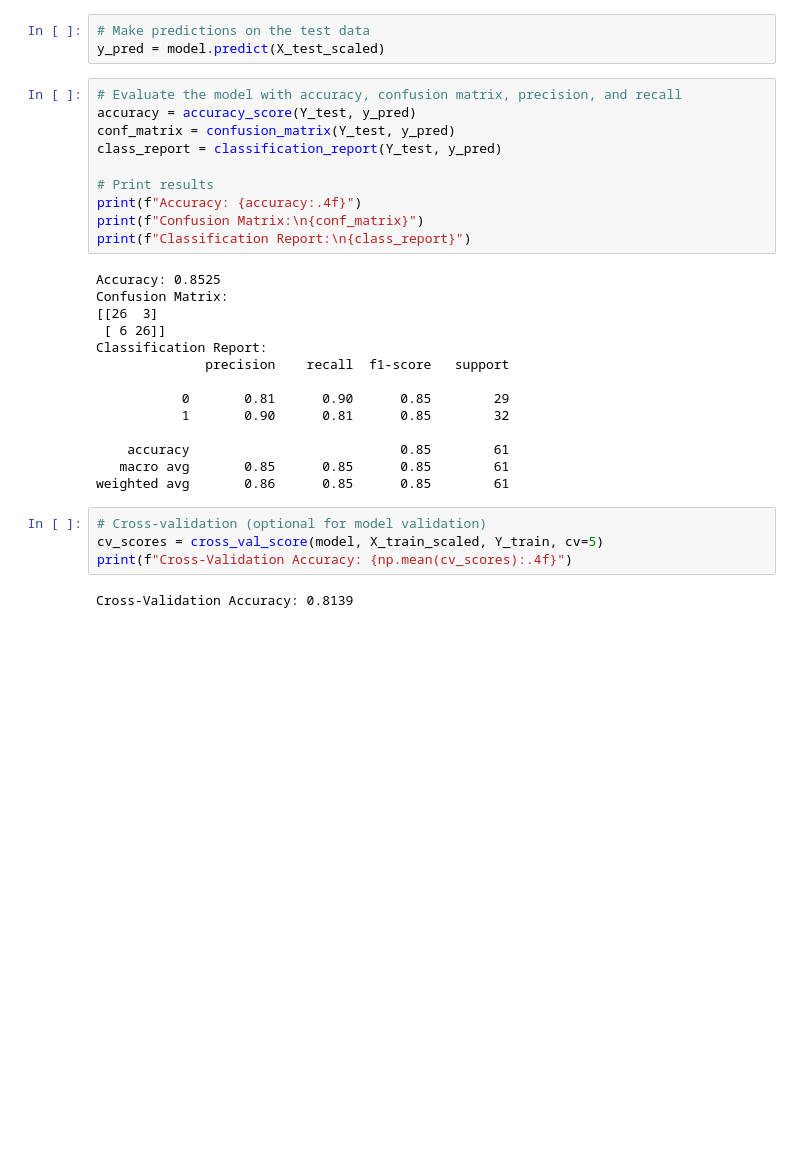
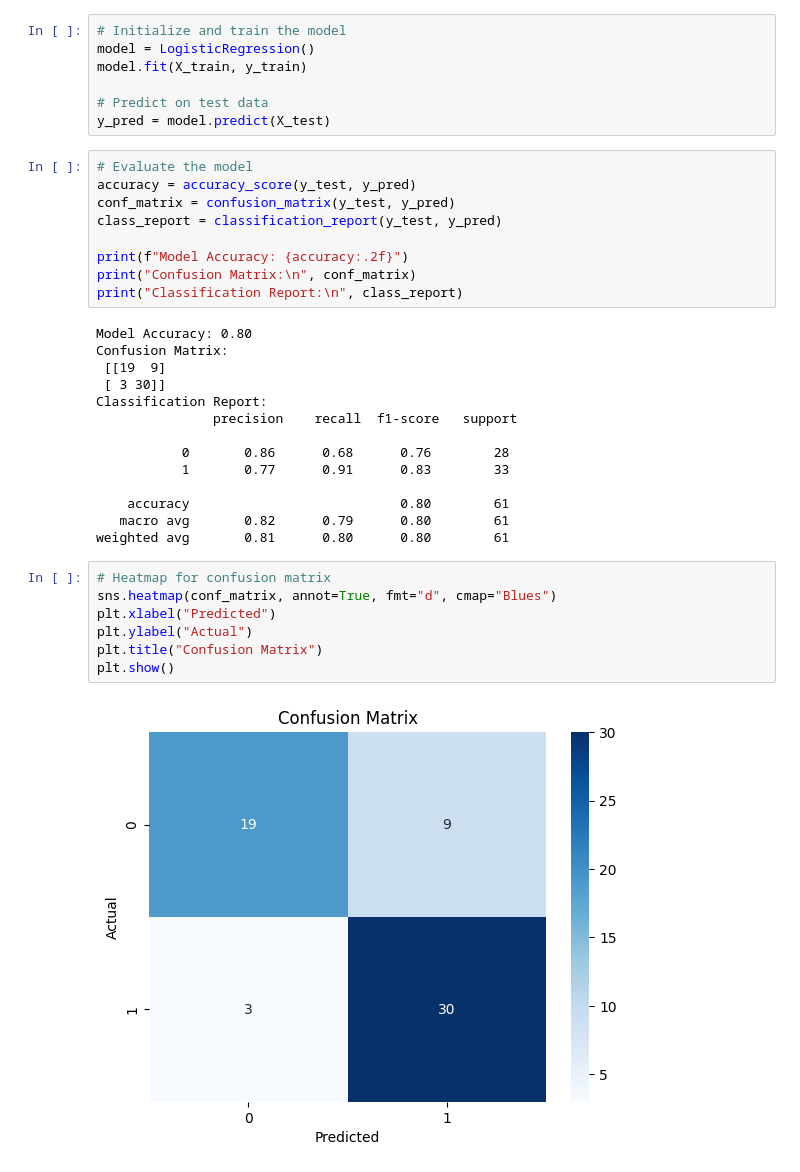
Before and after one commit to Sumit-Prasad01/Disease-Outbreaks, a Jupyter notebook: training_models/heart_model/heart_model.ipynb, the cells around one changed output. Cells and saved outputs as stored; diff of their text form; blank space fills up the shorter version.

```diff
--- a/training_models/heart_model/heart_model.ipynb
+++ b/training_models/heart_model/heart_model.ipynb
@@ -59,35 +79,41 @@ SVC(kernel='linear')
 # %%
-# Make predictions on the test data
-y_pred = model.predict(X_test_scaled)
+# Initialize and train the model
+model = LogisticRegression()
+model.fit(X_train, y_train)
+
+# Predict on test data
+y_pred = model.predict(X_test)
 # %%
-# Evaluate the model with accuracy, confusion matrix, precision, and recall
-accuracy = accuracy_score(Y_test, y_pred)
-conf_matrix = confusion_matrix(Y_test, y_pred)
-class_report = classification_report(Y_test, y_pred)
+# Evaluate the model
+accuracy = accuracy_score(y_test, y_pred)
+conf_matrix = confusion_matrix(y_test, y_pred)
+class_report = classification_report(y_test, y_pred)
 
-# Print results
-print(f"Accuracy: {accuracy:.4f}")
-print(f"Confusion Matrix:\n{conf_matrix}")
-print(f"Classification Report:\n{class_report}")
+print(f"Model Accuracy: {accuracy:.2f}")
+print("Confusion Matrix:\n", conf_matrix)
+print("Classification Report:\n", class_report)
 # %% [output]
-Accuracy: 0.8525
+Model Accuracy: 0.80
 Confusion Matrix:
-[[26  3]
- [ 6 26]]
+ [[19  9]
+ [ 3 30]]
 Classification Report:
-              precision    recall  f1-score   support
+               precision    recall  f1-score   support
 
-           0       0.81      0.90      0.85        29
-           1       0.90      0.81      0.85        32
+           0       0.86      0.68      0.76        28
+           1       0.77      0.91      0.83        33
 
-    accuracy                           0.85        61
-   macro avg       0.85      0.85      0.85        61
-weighted avg       0.86      0.85      0.85        61
+    accuracy                           0.80        61
+   macro avg       0.82      0.79      0.80        61
+weighted avg       0.81      0.80      0.80        61
-# %%
-# Cross-validation (optional for model validation)
-cv_scores = cross_val_score(model, X_train_scaled, Y_train, cv=5)
-print(f"Cross-Validation Accuracy: {np.mean(cv_scores):.4f}")
-# %% [output]
-Cross-Validation Accuracy: 0.8139
+# %%
+# Heatmap for confusion matrix
+sns.heatmap(conf_matrix, annot=True, fmt="d", cmap="Blues")
+plt.xlabel("Predicted")
+plt.ylabel("Actual")
+plt.title("Confusion Matrix")
+plt.show()
+# %% [output]
+[figure, added]
 # %%
 import pickle
```
Also changed, not shown: parts of 11 cells of this notebook, 2 other files.
